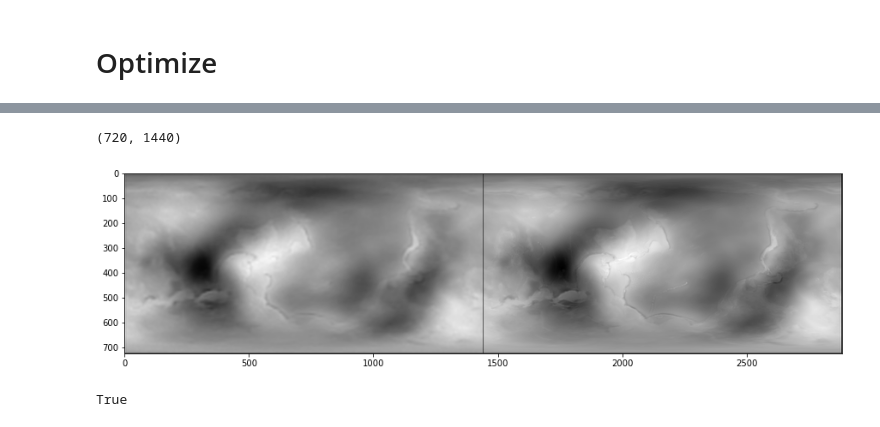
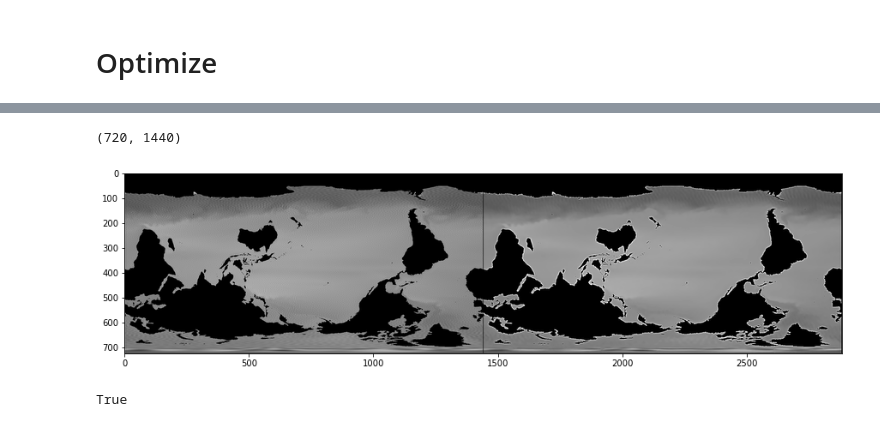
Before and after one commit to laura-gibbs/deep-image-prior, a Jupyter notebook: denoising.ipynb, the cells around one changed output, grey strips where cells are left out. Cells and saved outputs as stored; diff of their text form; code cells hidden in the pictures.

Commit message:
smoothed nanmask

```diff
--- a/denoising.ipynb
+++ b/denoising.ipynb
@@ -105,16 +105,21 @@ mse = torch.nn.MSELoss().type(dtype)
 # %% [output]
 Number of params: 572665
 # %%
-f_n = './data/gtim5_do0280_rr0004.dat'
+f_n = './data/dtu15_gtim5_do0280_rr0004.dat'
 gmdt, d = rd.reshape_data(f_n)
 nan_mask = np.ones_like(gmdt)
 nan_mask[np.isnan(gmdt)] = 0
 nan_mask = nan_mask.astype('bool')
-gmdt[np.isnan(gmdt)] = np.nanmin(gmdt)
+
+gmdt[np.isnan(gmdt)] = 0 # np.nanmin(gmdt)
 orig_min = np.min(gmdt)
 orig_spread = np.max(gmdt)-np.min(gmdt)
 gmdt = (gmdt - np.min(gmdt)) / (np.max(gmdt) - np.min(gmdt))
 print(np.any(np.isnan(gmdt)))
+
+
+nan_mask_smoothed = np_to_torch(nan_mask.copy()).type(dtype)
+mask_input = nan_mask_smoothed.unsqueeze(0)
 img_noisy_torch = np_to_torch(gmdt).type(dtype)
 img_noisy_torch = img_noisy_torch.unsqueeze(0)
 net_input = img_noisy_torch
@@ -200,10 +205,19 @@ Iteration 00500    Loss 0.000045   PSNR_noisy: 43.461558
 # %%
-out_np = torch_to_np(net(net_input))#*nan_mask
+from scipy.ndimage import gaussian_filter
+out_np = torch_to_np(net(net_input))
+out_mask = gaussian_filter(torch_to_np(mask_input), sigma=3)
+#out_mask = torch_to_np(net(mask_input))
+
+out = out_np / (out_mask + 1e-12) * nan_mask
+
+
 print(gmdt.shape)
-q = plot_image_grid([np.clip(out_np, 0, 1), np.expand_dims(gmdt, 0)], factor=13);
+# np.clip(out_mask, 0, 1)
+# np.expand_dims(gmdt, 0)
+q = plot_image_grid([np.expand_dims(gmdt * nan_mask, 0), np.clip(out, 0, 1)], factor=13);
 # %% [output]
 (720, 1440)
-[figure, old version]
+[figure, new version]
 # %%
 gmdt_out = (out_np*orig_spread)+orig_min
 gmdt_out = np.squeeze(gmdt_out, 0)
```
Also changed, not shown: parts of 3 cells of this notebook, 5 other files.
